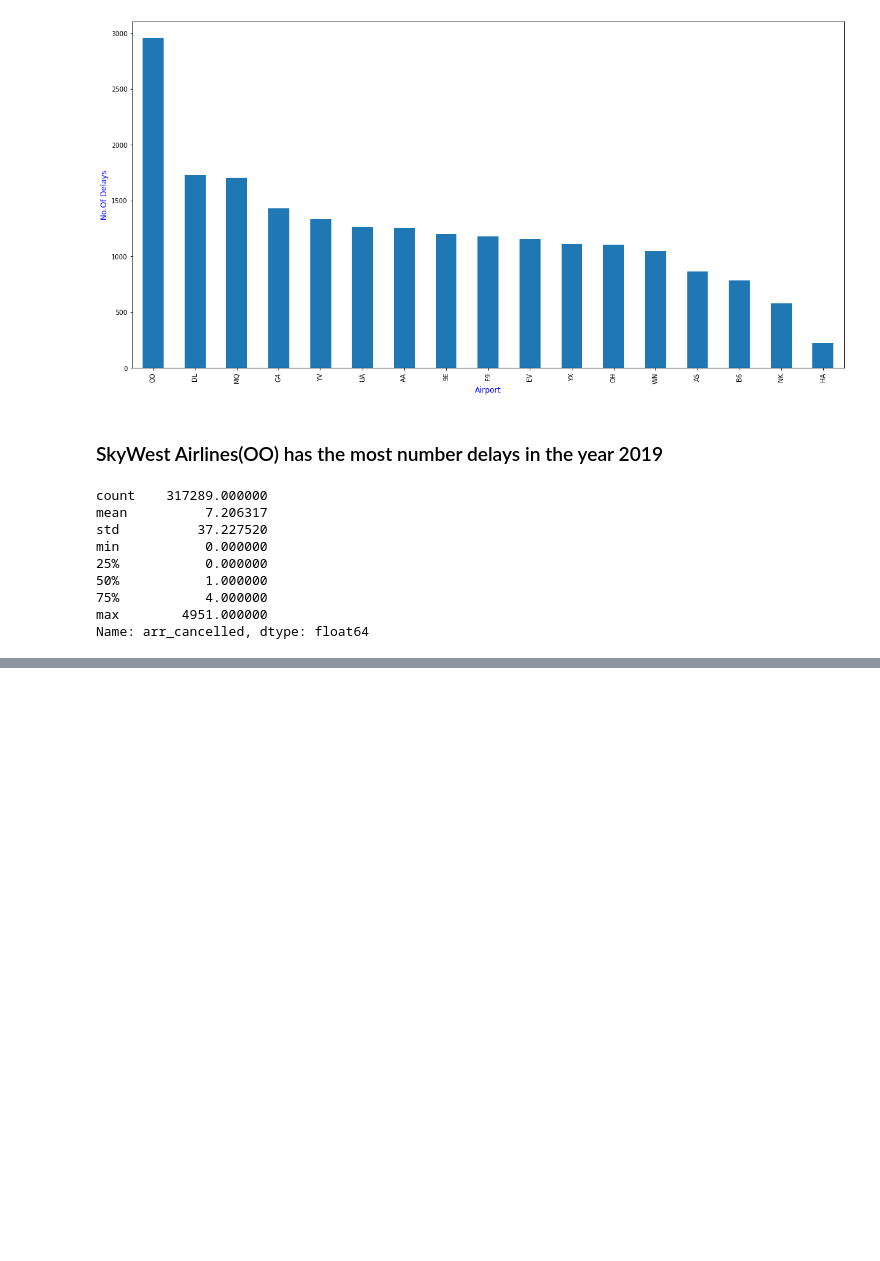
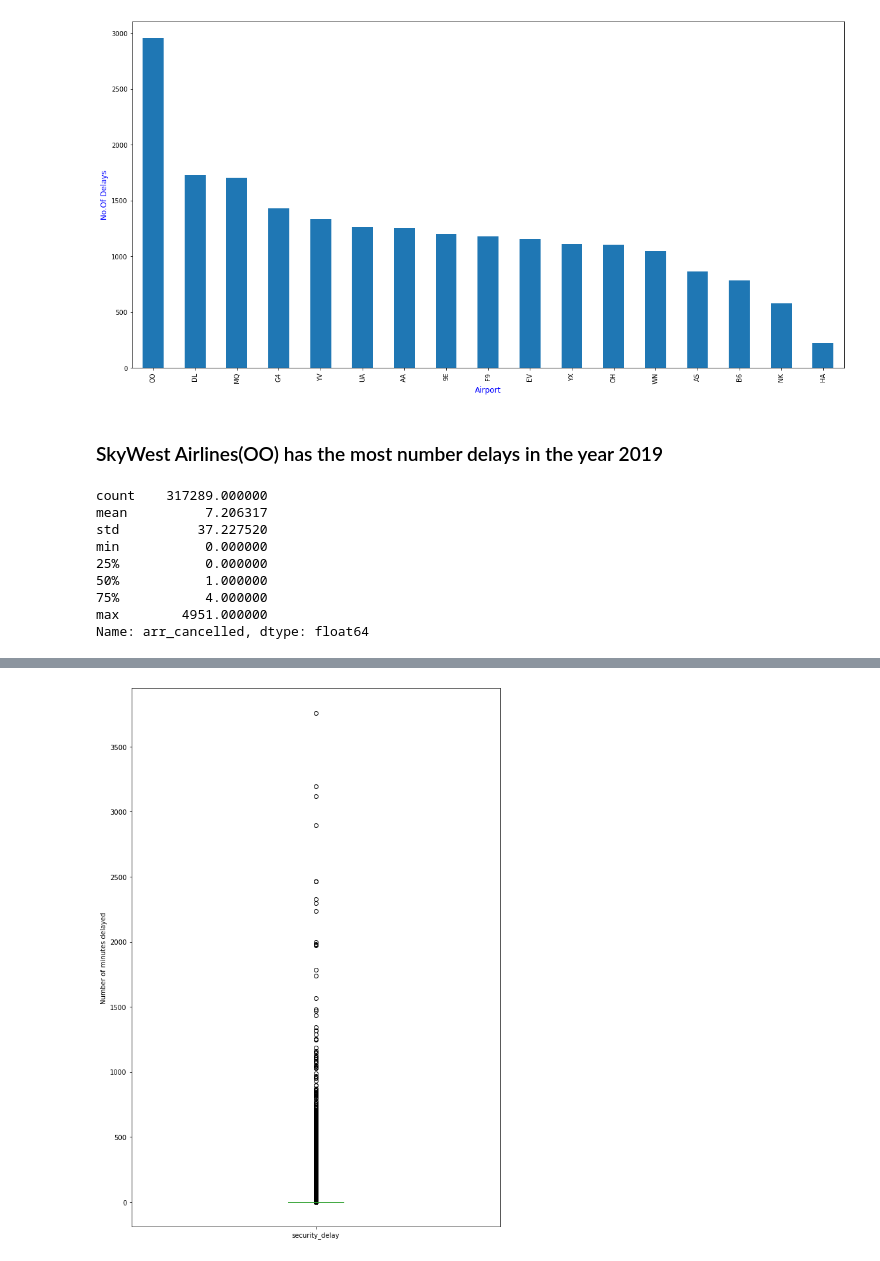
Before and after one commit to KunduruJayasimhareddy/USA-Airlines-Delay-Cause, a Jupyter notebook: EDA PROJECT.ipynb, the cells around one changed output, grey strips where cells are left out. Cells and saved outputs as stored; diff of their text form; code cells hidden in the pictures; blank space fills up the shorter version.

```diff
--- a/EDA PROJECT.ipynb
+++ b/EDA PROJECT.ipynb
@@ -435,0 +476,6 @@ plt.show()
+# %%
+df1.security_delay.plot(kind="box",figsize=(10,15))
+plt.ylabel("Number of minutes delayed")
+plt.show()
+# %% [output]
+[figure, added]
```
Also changed, not shown: parts of 58 cells of this notebook.
